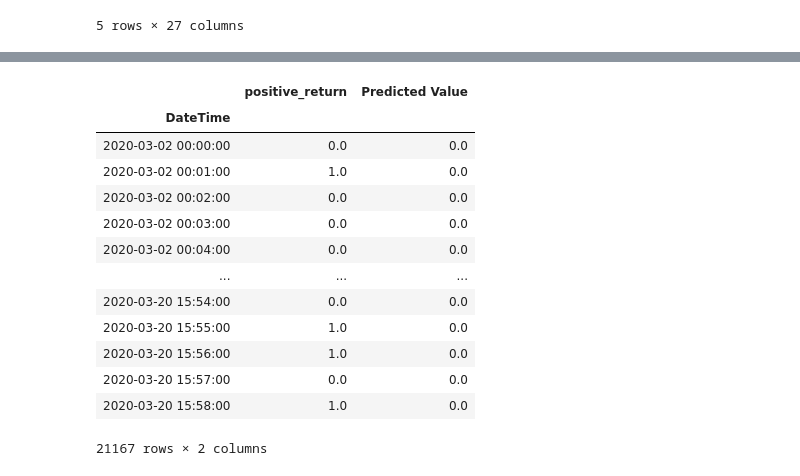
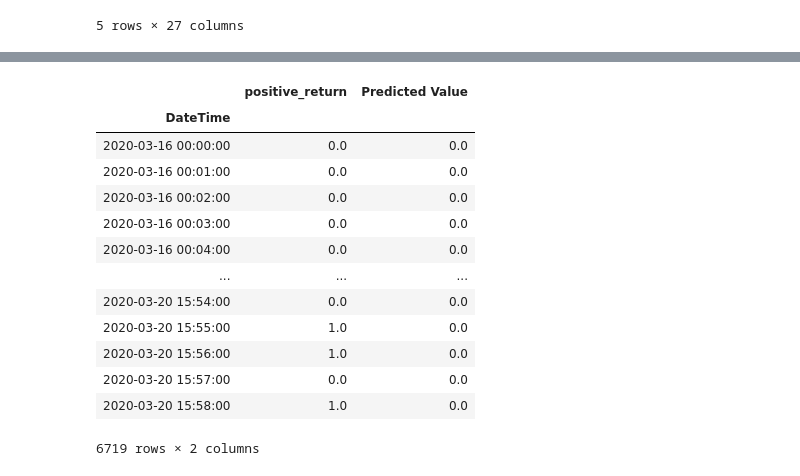
Before and after one commit to treyhunold/project_2, a Jupyter notebook: Jordan/Random_Forest.ipynb, the cells around one changed output, grey strips where cells are left out. Saved outputs shown, nothing was run; the diff lists cells and outputs as text; code cells hidden in the pictures.

Commit message:
fixed random forest

```diff
--- a/Jordan/Random_Forest.ipynb
+++ b/Jordan/Random_Forest.ipynb
@@ -80,6 +77,6 @@ rfm.head()
 5 rows × 27 columns
 # %%
 #drop duplicated "Close" columns
-rfm.drop(rfm.columns[16], axis=1)
+rfm = rfm.drop(rfm.columns[16], axis=1)
 rfm.head()
 # %% [output]
@@ -94,6 +91,6 @@ rfm.head()
 # %%
 # Set x variable list of features
-x_var_list = ['crossover_signal', 'Entry/Exit', 'bollinger_signal']
+x_var_list = ['crossover_signal', 'bollinger_signal']
 
 # Filter by x-variable list
 rfm[x_var_list].head()
@@ -135,0 +133,3 @@ rfm.head()
+# %%
+rfm['negitive_returns'] = np.where(rfm['return'] < 0, -1.0, 0.0)
+rfm
@@ -155,10 +170,10 @@ rfm
 # %%
 # Construct training start and end dates
 training_start = rfm.index.min().strftime(format= '%Y-%m-%d')
-training_end = '2020-02-29'
+training_end = '2020-02-08'
 
 # Construct testing start and end dates
-testing_start =  '2020-03-02'
+testing_start =  '2020-03-16'
 testing_end = rfm.index.max().strftime(format= '%Y-%m-%d')
 
 # Print training and testing start/end dates
@@ -202,27 +242,27 @@ x_test.tail()
 # %%
  # Fit a SKLearn linear regression using just the training set (X_train, Y_train):
-model = RandomForestClassifier(n_estimators=420, max_depth=7, random_state=42)
+model = RandomForestClassifier(n_estimators=300, max_depth=100, random_state=42)
 model.fit(x_train, y_train)
 
 # Make a prediction of "y" values from the x test dataset
 predictions = model.predict(x_test)
 
 # Assemble actual y data (Y_test) with predicted y data (from just above) into two columns in a dataframe:
 Results = y_test.to_frame()
 Results["Predicted Value"] = predictions
 Results
 # %% [output]
 |  | positive_return | Predicted Value |
 | DateTime |  |  |
-| 2020-03-02 00:00:00 | 0.0 | 0.0 |
-| 2020-03-02 00:01:00 | 1.0 | 0.0 |
-| 2020-03-02 00:02:00 | 0.0 | 0.0 |
-| 2020-03-02 00:03:00 | 0.0 | 0.0 |
-| 2020-03-02 00:04:00 | 0.0 | 0.0 |
+| 2020-03-16 00:00:00 | 0.0 | 0.0 |
+| 2020-03-16 00:01:00 | 0.0 | 0.0 |
+| 2020-03-16 00:02:00 | 0.0 | 0.0 |
+| 2020-03-16 00:03:00 | 0.0 | 0.0 |
+| 2020-03-16 00:04:00 | 0.0 | 0.0 |
 | ... | ... | ... |
 | 2020-03-20 15:54:00 | 0.0 | 0.0 |
 | 2020-03-20 15:55:00 | 1.0 | 0.0 |
 | 2020-03-20 15:56:00 | 1.0 | 0.0 |
 | 2020-03-20 15:57:00 | 0.0 | 0.0 |
 | 2020-03-20 15:58:00 | 1.0 | 0.0 |
-21167 rows × 2 columns
+6719 rows × 2 columns
```
Also changed, not shown: parts of 17 cells of this notebook, 3 other files.
